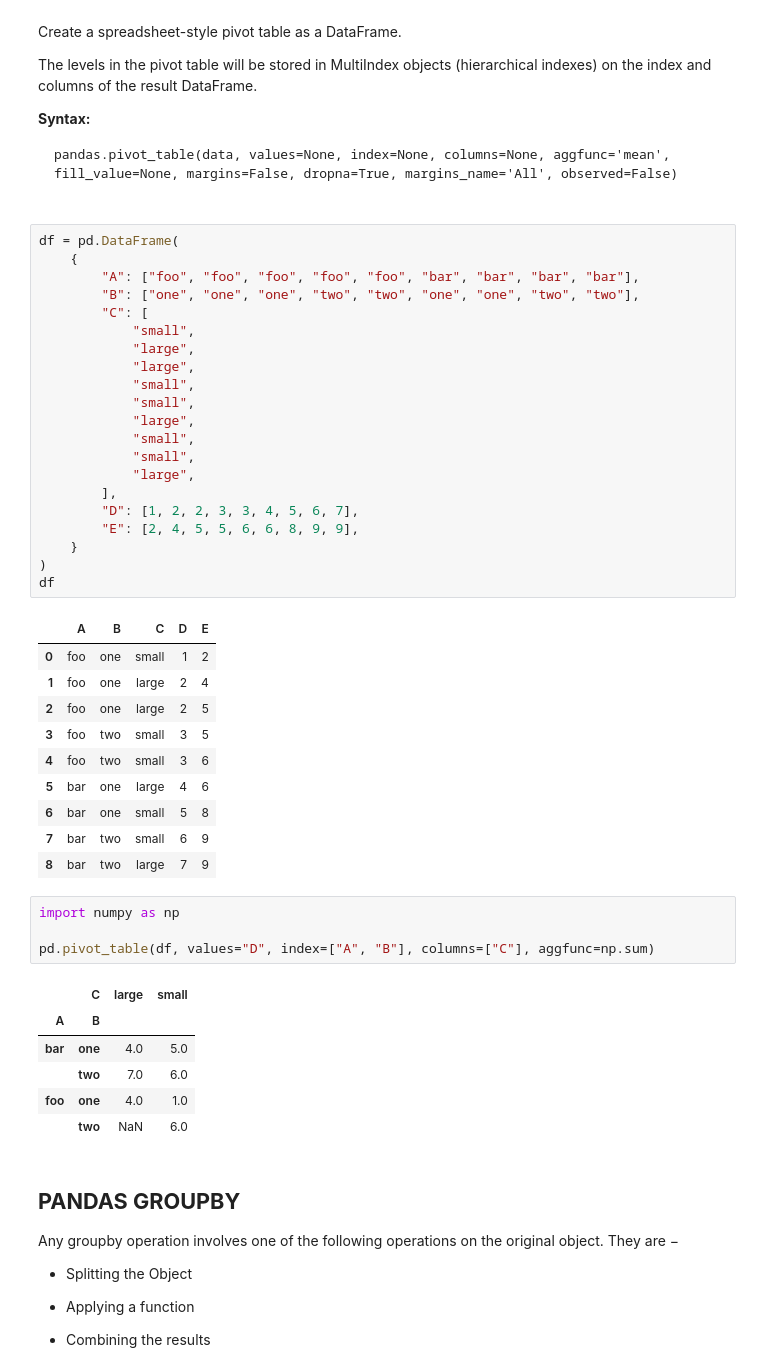
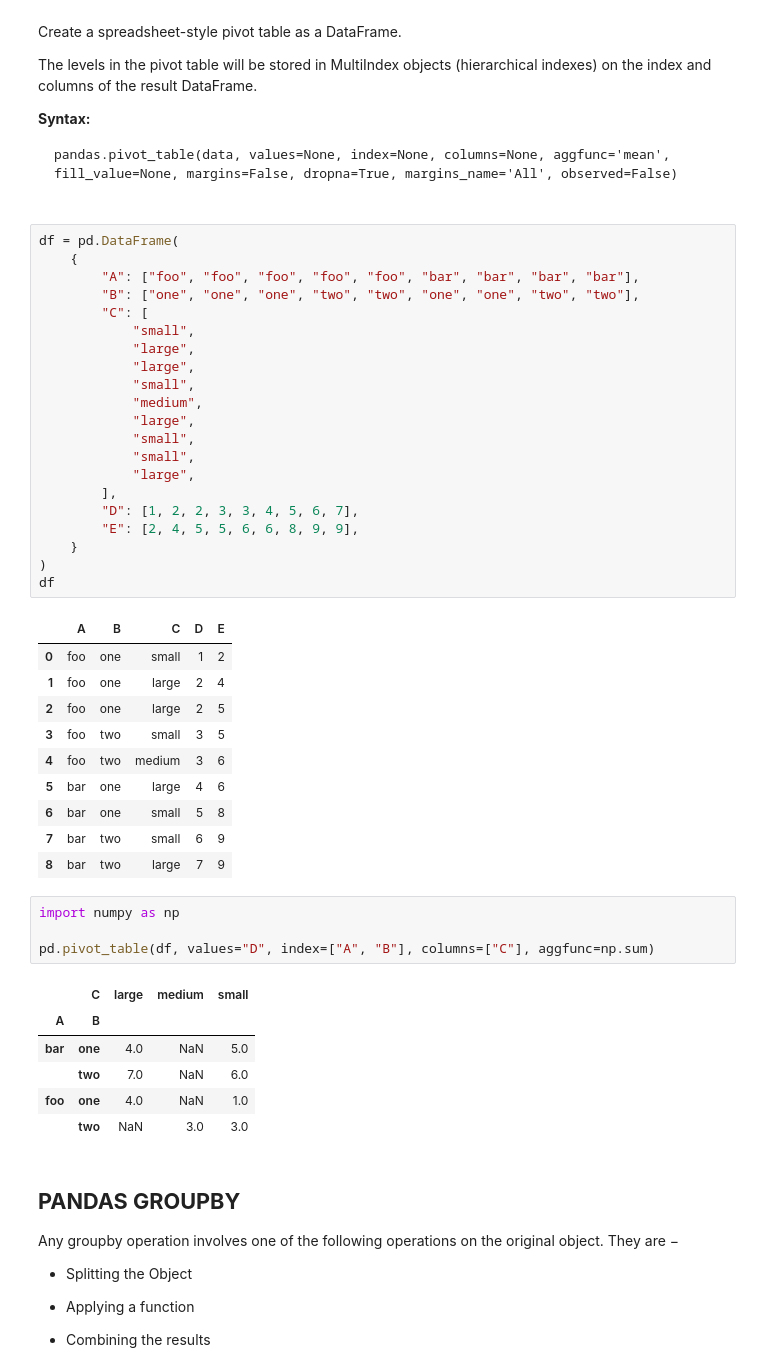
Before and after one commit to Aum-Patel1234/Machine-Learning, a Jupyter notebook: basics/PandasIntroduction.ipynb, the cells around one changed output. Cells and saved outputs as stored; diff of their text form.

```diff
--- a/basics/PandasIntroduction.ipynb
+++ b/basics/PandasIntroduction.ipynb
@@ -1414,31 +1450,31 @@ pandas.pivot_table(data, values=None, index=None, columns=None, aggfunc='mean',
 # %%
 df = pd.DataFrame(
     {
         "A": ["foo", "foo", "foo", "foo", "foo", "bar", "bar", "bar", "bar"],
         "B": ["one", "one", "one", "two", "two", "one", "one", "two", "two"],
         "C": [
             "small",
             "large",
             "large",
             "small",
-            "small",
+            "medium",
             "large",
             "small",
             "small",
             "large",
         ],
         "D": [1, 2, 2, 3, 3, 4, 5, 6, 7],
         "E": [2, 4, 5, 5, 6, 6, 8, 9, 9],
     }
 )
 df
 # %% [output]
 |  | A | B | C | D | E |
 | 0 | foo | one | small | 1 | 2 |
 | 1 | foo | one | large | 2 | 4 |
 | 2 | foo | one | large | 2 | 5 |
 | 3 | foo | two | small | 3 | 5 |
-| 4 | foo | two | small | 3 | 6 |
+| 4 | foo | two | medium | 3 | 6 |
 | 5 | bar | one | large | 4 | 6 |
 | 6 | bar | one | small | 5 | 8 |
 | 7 | bar | two | small | 6 | 9 |
@@ -1448,12 +1484,12 @@ import numpy as np
 
 pd.pivot_table(df, values="D", index=["A", "B"], columns=["C"], aggfunc=np.sum)
 # %% [output]
-|  | C | large | small |
-| A | B |  |  |
-| bar | one | 4.0 | 5.0 |
-|  | two | 7.0 | 6.0 |
-| foo | one | 4.0 | 1.0 |
-|  | two | NaN | 6.0 |
+|  | C | large | medium | small |
+| A | B |  |  |  |
+| bar | one | 4.0 | NaN | 5.0 |
+|  | two | 7.0 | NaN | 6.0 |
+| foo | one | 4.0 | NaN | 1.0 |
+|  | two | NaN | 3.0 | 3.0 |
 # %% [markdown]
 ## **PANDAS GROUPBY**
 
```
Also changed, not shown: parts of 18 cells of this notebook, 4 other files.
